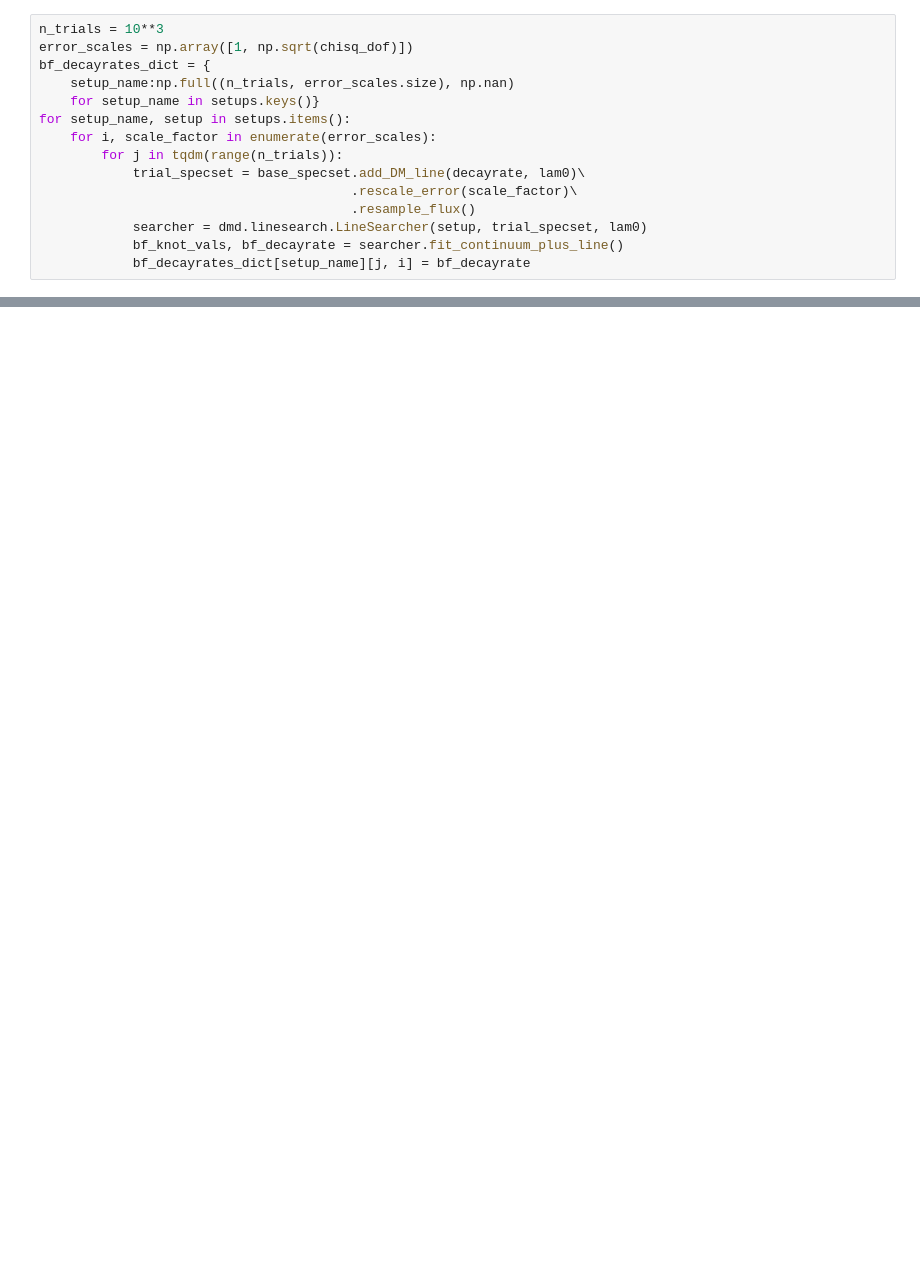
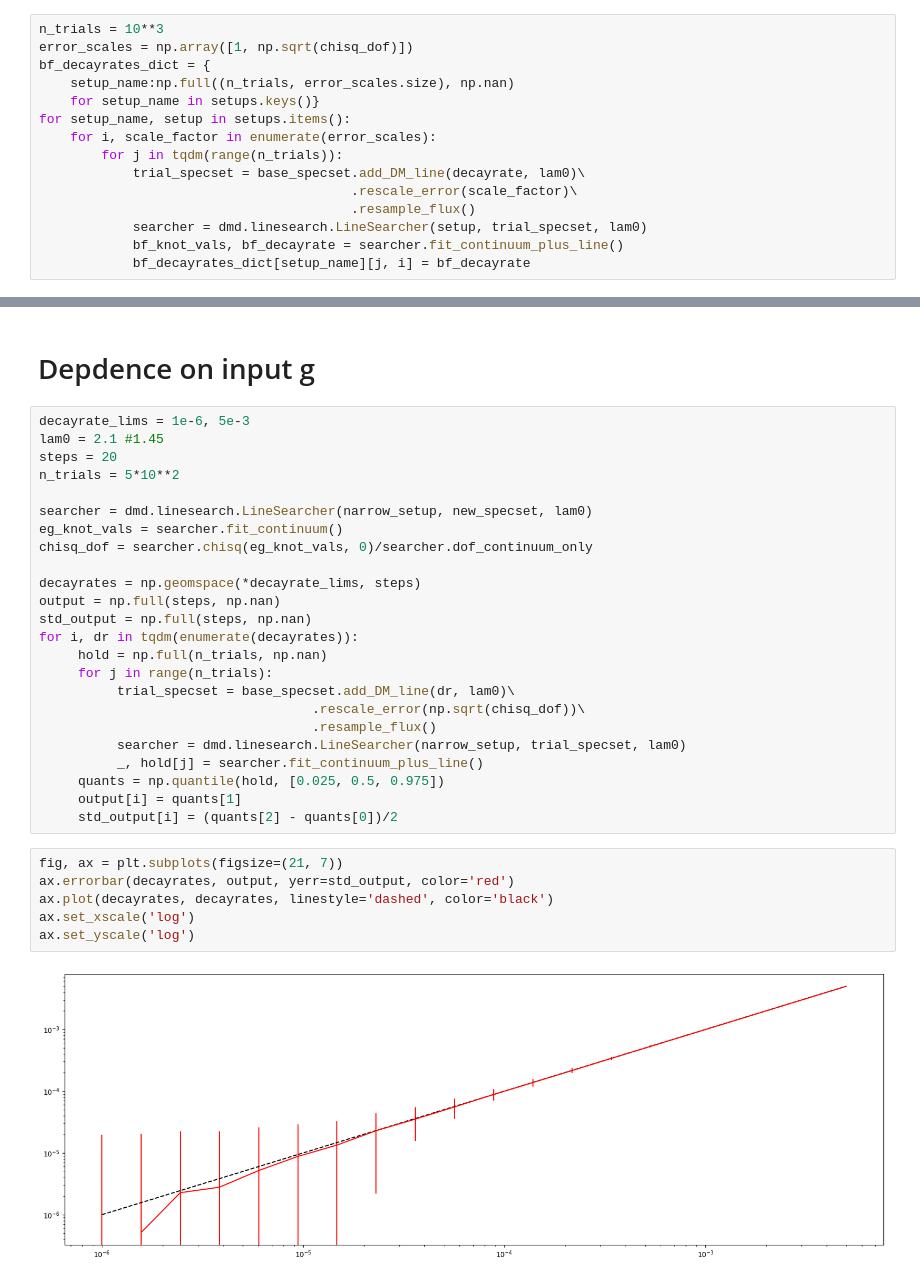
Before and after one commit to rjanish/JWST-DMdecay, a Jupyter notebook: mc.ipynb, the cells around one changed output, grey strips where cells are left out. Cells and saved outputs as stored; diff of their text form; blank space fills up the shorter version.

```diff
--- a/mc.ipynb
+++ b/mc.ipynb
@@ -262,0 +327,34 @@ Text(0.5, 0.98, 'injection recovery: 1.00e-04 line at 2.1')
+# %% [markdown]
+# Depdence on input g
+# %%
+decayrate_lims = 1e-6, 5e-3
+lam0 = 2.1 #1.45
+steps = 20
+n_trials = 5*10**2
+
+searcher = dmd.linesearch.LineSearcher(narrow_setup, new_specset, lam0)
+eg_knot_vals = searcher.fit_continuum()
+chisq_dof = searcher.chisq(eg_knot_vals, 0)/searcher.dof_continuum_only
+
+decayrates = np.geomspace(*decayrate_lims, steps)
+output = np.full(steps, np.nan)
+std_output = np.full(steps, np.nan)
+for i, dr in tqdm(enumerate(decayrates)):
+     hold = np.full(n_trials, np.nan)
+     for j in range(n_trials):
+          trial_specset = base_specset.add_DM_line(dr, lam0)\
+                                   .rescale_error(np.sqrt(chisq_dof))\
+                                   .resample_flux()
+          searcher = dmd.linesearch.LineSearcher(narrow_setup, trial_specset, lam0)
+          _, hold[j] = searcher.fit_continuum_plus_line()
+     quants = np.quantile(hold, [0.025, 0.5, 0.975])
+     output[i] = quants[1]
+     std_output[i] = (quants[2] - quants[0])/2
+# %%
+fig, ax = plt.subplots(figsize=(21, 7))
+ax.errorbar(decayrates, output, yerr=std_output, color='red')
+ax.plot(decayrates, decayrates, linestyle='dashed', color='black')
+ax.set_xscale('log')
+ax.set_yscale('log')
+# %% [output]
+[figure, added]
```
Also changed, not shown: parts of 9 cells of this notebook, 1 other file.
